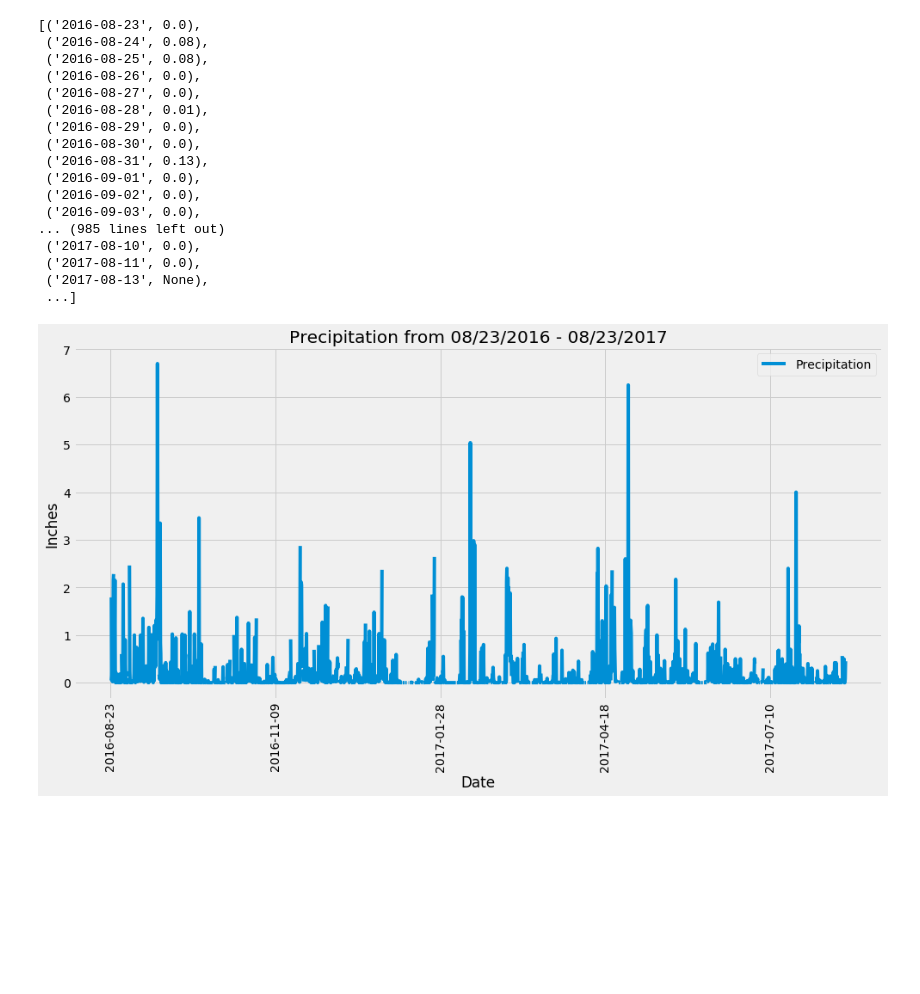
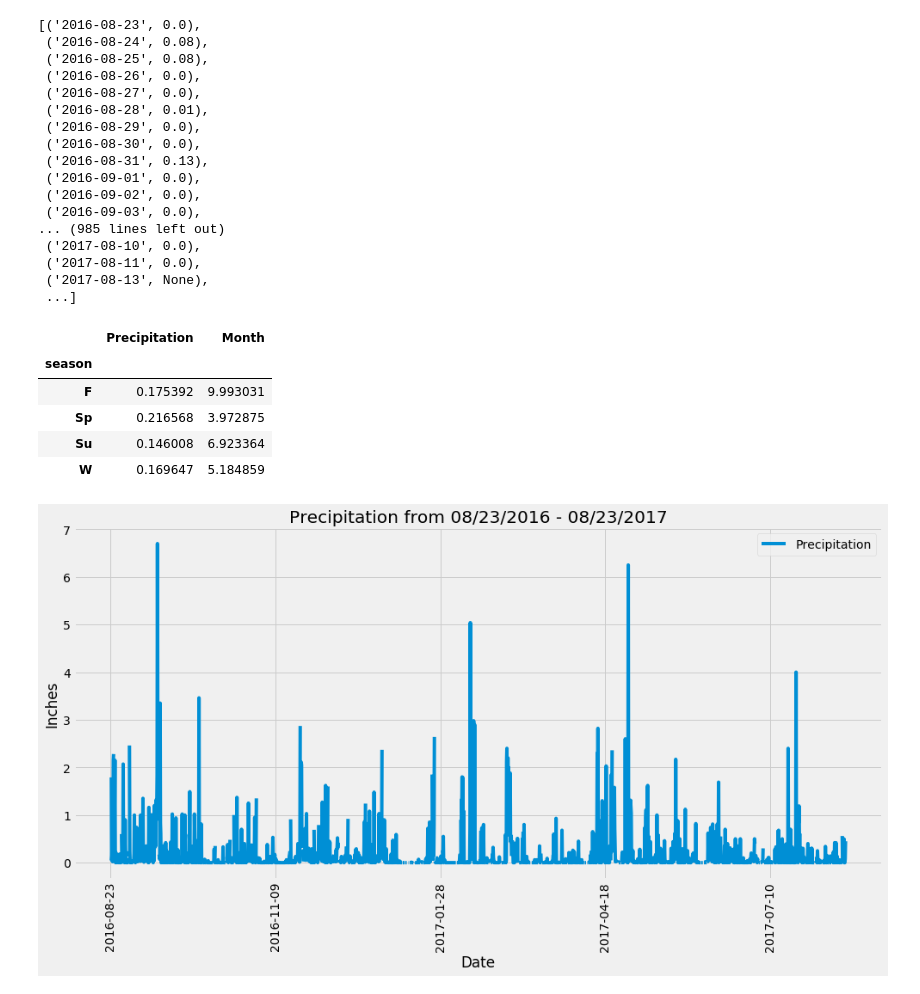
Before and after one commit to dborowski16/hawaii-climate-analysis, a Jupyter notebook: ipynb_notebooks/climate_starter.ipynb, the cells around one changed output. Cells and saved outputs as stored; diff of their text form; code cells hidden in the pictures; blank space fills up the shorter version.

```diff
--- a/ipynb_notebooks/climate_starter.ipynb
+++ b/ipynb_notebooks/climate_starter.ipynb
@@ -99,6 +99,35 @@ last_year_data
  ('2017-08-11', 0.0),
  ('2017-08-13', None),
  ...]
+# %%
+# Sorting the dataframe to divide up the precipitation by season
+
+precip_df = pd.DataFrame(last_year_data, columns=['Date', 'Precipitation'])
+
+precip_df['Month'] = pd.DatetimeIndex(precip_df['Date']).month
+
+season = []
+
+for month in precip_df['Month']:
+    if month < 3 or month == 12:
+        season.append('W')
+    elif month >= 3 and month < 6:
+        season.append('Sp')
+    elif month >= 6 and month < 9:
+        season.append('Su')
+    else:
+        season.append('F')
+
+precip_df['season'] = season
+
+precip_df.groupby(['season']).mean()
+# %% [output]
+|  | Precipitation | Month |
+| season |  |  |
+| F | 0.175392 | 9.993031 |
+| Sp | 0.216568 | 3.972875 |
+| Su | 0.146008 | 6.923364 |
+| W | 0.169647 | 5.184859 |
 # %%
 # Save the query results as a Pandas DataFrame
 precip_df = pd.DataFrame(last_year_data, columns=['Date', 'Precipitation'])
```
Also changed, not shown: parts of 1 cell of this notebook.
